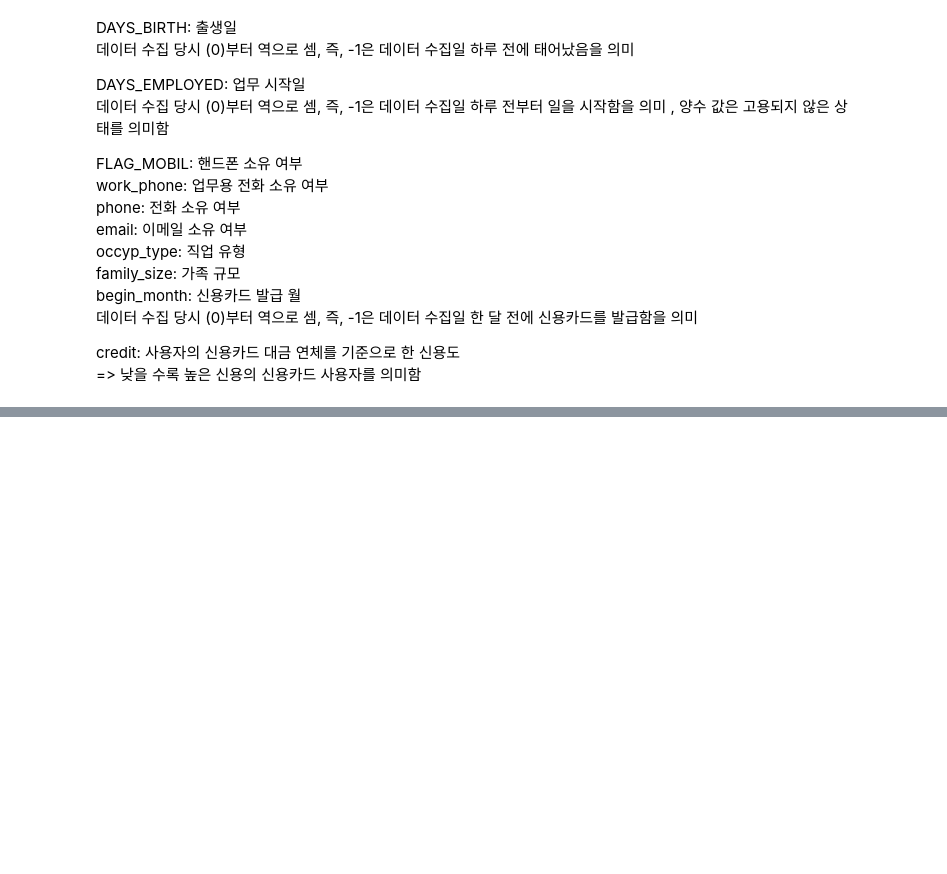
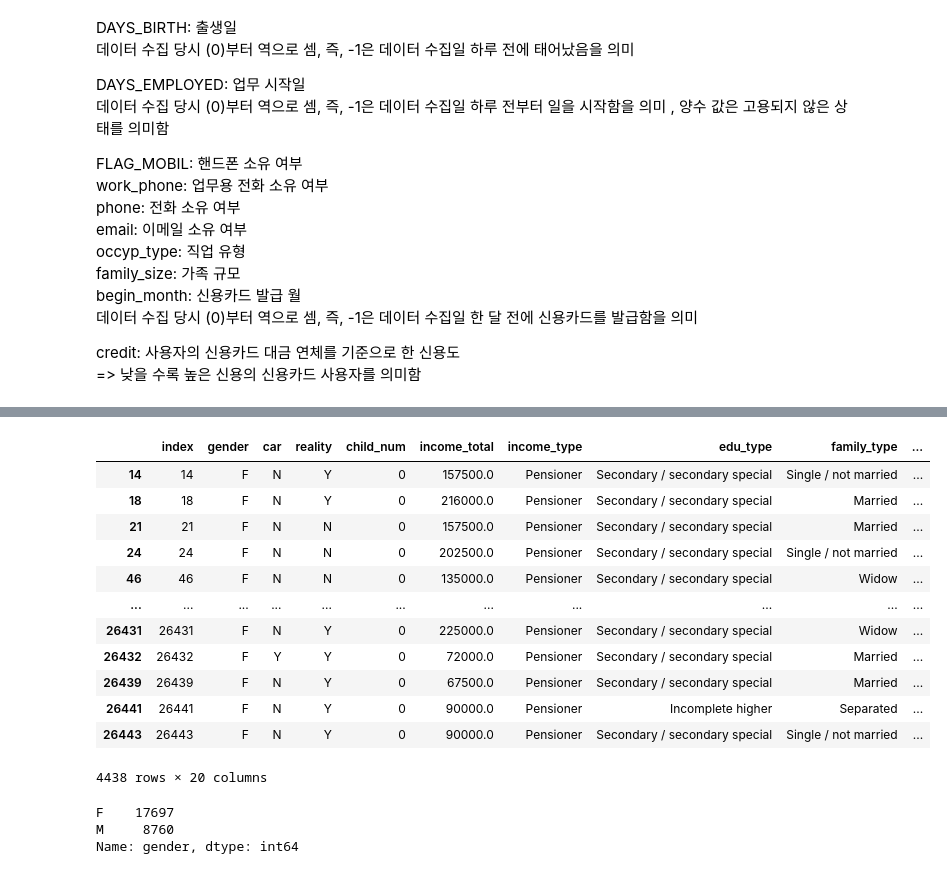
Before and after one commit to SeungukJeong/LIKELION_Semi_Project_03, a Jupyter notebook: seunguk_may02.ipynb, the cells around one changed output, grey strips where cells are left out. Cells and saved outputs as stored; diff of their text form; code cells hidden in the pictures; blank space fills up the shorter version.

```diff
--- a/seunguk_may02.ipynb
+++ b/seunguk_may02.ipynb
@@ -80,0 +162,22 @@ train.describe()
+# %%
+train[train['DAYS_EMPLOYED'] > 0]
+# %% [output]
+|  | index | gender | car | reality | child_num | income_total | income_type | edu_type | family_type | ... |
+| 14 | 14 | F | N | Y | 0 | 157500.0 | Pensioner | Secondary / secondary special | Single / not married | ... |
+| 18 | 18 | F | N | Y | 0 | 216000.0 | Pensioner | Secondary / secondary special | Married | ... |
+| 21 | 21 | F | N | N | 0 | 157500.0 | Pensioner | Secondary / secondary special | Married | ... |
+| 24 | 24 | F | N | N | 0 | 202500.0 | Pensioner | Secondary / secondary special | Single / not married | ... |
+| 46 | 46 | F | N | N | 0 | 135000.0 | Pensioner | Secondary / secondary special | Widow | ... |
+| ... | ... | ... | ... | ... | ... | ... | ... | ... | ... | ... |
+| 26431 | 26431 | F | N | Y | 0 | 225000.0 | Pensioner | Secondary / secondary special | Widow | ... |
+| 26432 | 26432 | F | Y | Y | 0 | 72000.0 | Pensioner | Secondary / secondary special | Married | ... |
+| 26439 | 26439 | F | N | Y | 0 | 67500.0 | Pensioner | Secondary / secondary special | Married | ... |
+| 26441 | 26441 | F | N | Y | 0 | 90000.0 | Pensioner | Incomplete higher | Separated | ... |
+| 26443 | 26443 | F | N | Y | 0 | 90000.0 | Pensioner | Secondary / secondary special | Single / not married | ... |
+4438 rows × 20 columns
+# %%
+train['gender'].value_counts()
+# %% [output]
+F    17697
+M     8760
+Name: gender, dtype: int64
```
Also changed, not shown: parts of 11 cells of this notebook.
